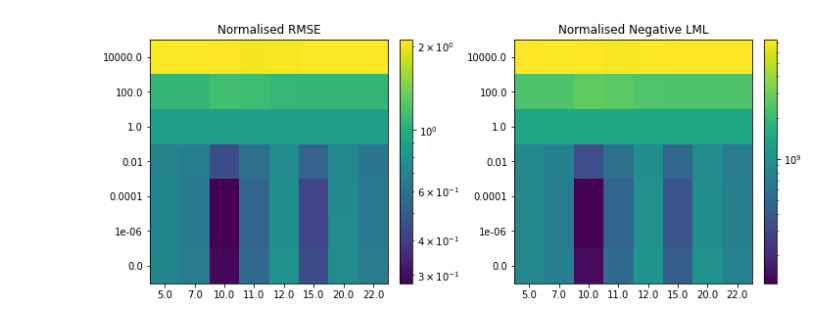
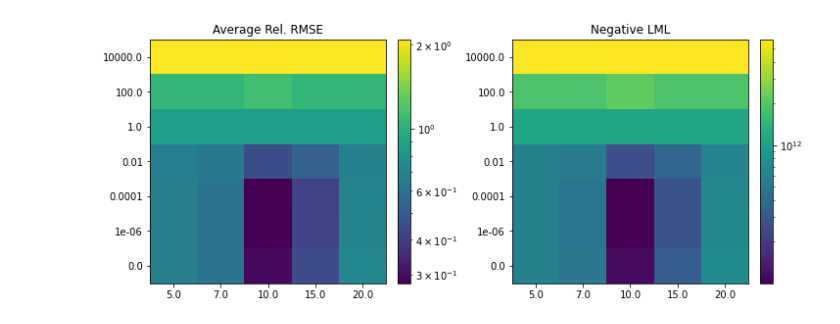
Before and after one commit to connor-duffin/sswfe, a Jupyter notebook: docs/swe-filter-1d-bump-misspecified-comparison.ipynb, the cells around one changed output. Saved outputs shown, nothing was run; the diff lists cells and outputs as text; code cells hidden in the pictures.

```diff
--- a/docs/swe-filter-1d-bump-misspecified-comparison.ipynb
+++ b/docs/swe-filter-1d-bump-misspecified-comparison.ipynb
@@ -42,11 +65,11 @@ def errors_from_output_file(output_file, prior=False):
 from glob import glob
 
 output_files = glob(
-    "../outputs/swe-bump/*-posterior-c-*-nt_skip-50-*.h5")
+    "../outputs/swe-bump/*-posterior-c-*-nt_skip-25-*.h5")
 
 errors_ds = []
 for output_file in output_files:
-    (nu, nt_skip), e = errors_from_output_file(output_file)
+    _, e = errors_from_output_file(output_file)
     errors_ds.append(e)
 
 errors_nonlinear = xr.merge(errors_ds)
@@ -64,0 +113,3 @@ Data variables:
+# %%
+errors_prior = errors_prior.isel(c=[0, 1, 2, 5, 6])
+errors_nonlinear = errors_nonlinear.isel(c=[0, 1, 2, 5, 6])
@@ -100,39 +177,37 @@ plt.show()
 # %%
 import matplotlib.colors as colors
 
-normalise = True
-if normalise:
-    total = errors_nonlinear.mean(dim="t")
-else:
-    total = errors_nonlinear.sum(dim="t")
+# mean the RMSEs, sum the LMLs
+total_rmse = errors_nonlinear.mean(dim="t").rmse_rel
+total_lml = np.abs(errors_nonlinear.lml).sum(dim="t")
 
-rmse_array = total.rmse_rel.to_numpy()
-lml_array = -total.lml.to_numpy()
+rmse_array = errors_nonlinear.mean(dim="t").rmse_rel.to_numpy()[:, :, 0]
+lml_array = np.abs(errors_nonlinear.sum(dim="t")).lml.to_numpy()[:, :, 0]
 
 fig, ax = plt.subplots(1, 2, figsize=(10, 4), constrained_layout=True)
-im = ax[0].pcolormesh(range(len(total.coords["c"].to_numpy())),
-                      range(len(total.coords["nu"].to_numpy())),
+im = ax[0].pcolormesh(range(len(total_rmse.coords["c"].to_numpy())),
+                      range(len(total_rmse.coords["nu"].to_numpy())),
                       rmse_array,
                       norm=colors.LogNorm(vmin=rmse_array.min(),
                                           vmax=rmse_array.max()))
-ax[0].set_xticks(range(len(total.coords["c"].to_numpy())),
-                 total.coords["c"].to_numpy())
-ax[0].set_yticks(range(len(total.coords["nu"].to_numpy())),
-                 total.coords["nu"].to_numpy())
-ax[0].set_title("{s} RMSE".format(s="Normalised" if normalise else ""))
+ax[0].set_xticks(range(len(total_rmse.coords["c"].to_numpy())),
+                 total_rmse.coords["c"].to_numpy())
+ax[0].set_yticks(range(len(total_rmse.coords["nu"].to_numpy())),
+                 total_rmse.coords["nu"].to_numpy())
+ax[0].set_title("Average Rel. RMSE")
 plt.colorbar(im, ax=ax[0])
 
-im = ax[1].pcolormesh(range(len(total.coords["c"].to_numpy())),
-                      range(len(total.coords["nu"].to_numpy())),
+im = ax[1].pcolormesh(range(len(total_lml.coords["c"].to_numpy())),
+                      range(len(total_lml.coords["nu"].to_numpy())),
                       lml_array,
                       norm=colors.LogNorm(vmin=lml_array.min(),
                                           vmax=lml_array.max()))
-ax[1].set_xticks(range(len(total.coords["c"].to_numpy())),
-                 total.coords["c"].to_numpy())
-ax[1].set_yticks(range(len(total.coords["nu"].to_numpy())),
-                 total.coords["nu"].to_numpy())
-ax[1].set_title("{s} Negative LML".format(s="Normalised" if normalise else ""))
+ax[1].set_xticks(range(len(total_lml.coords["c"].to_numpy())),
+                 total_lml.coords["c"].to_numpy())
+ax[1].set_yticks(range(len(total_lml.coords["nu"].to_numpy())),
+                 total_lml.coords["nu"].to_numpy())
+ax[1].set_title("Negative LML")
 plt.colorbar(im, ax=ax[1])
 plt.show()
 # %% [output]
-[figure, old version]
+[figure, new version]
```
Also changed, not shown: parts of 24 cells of this notebook.
